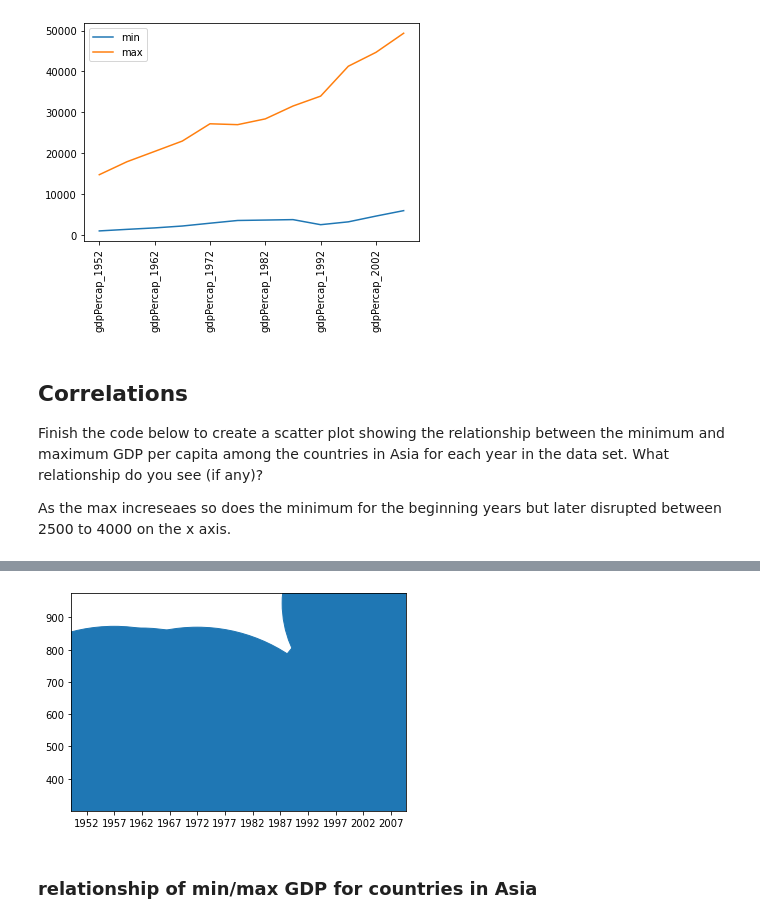
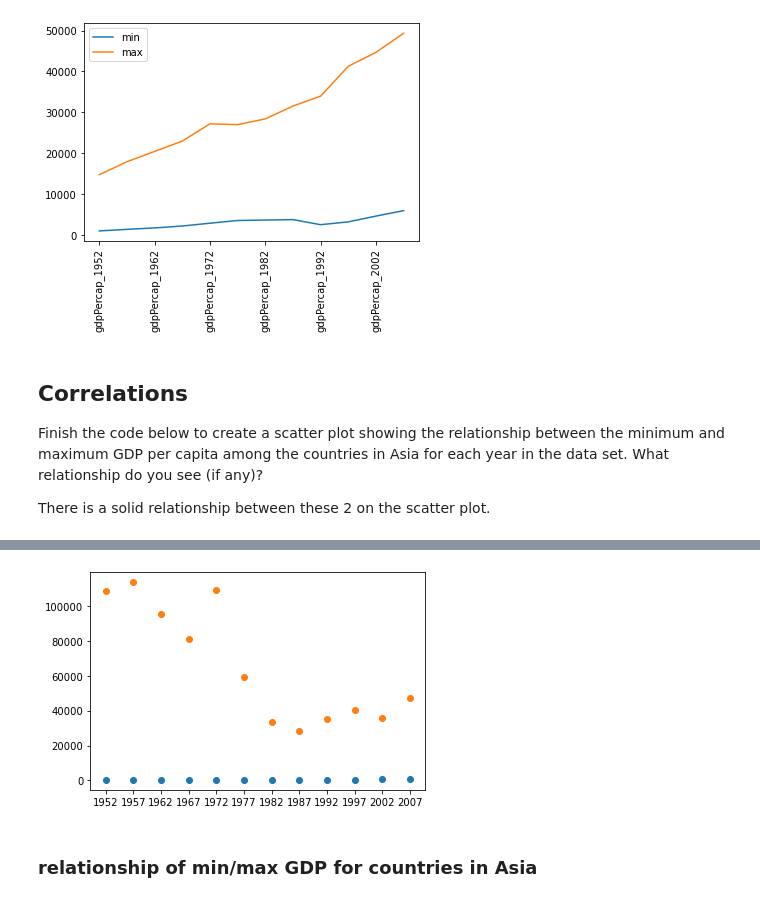
Before and after one commit to juansantiagobarragan/nclabs_pandaspractice, a Jupyter notebook: assignment6.ipynb, the cells around one changed output, grey strips where cells are left out. Cells and saved outputs as stored; diff of their text form; code cells hidden in the pictures.

```diff
--- a/assignment6.ipynb
+++ b/assignment6.ipynb
@@ -144,23 +144,24 @@ plot.xticks(rotation=90)
 
 Finish the code below to create a scatter plot showing the relationship between the minimum and maximum GDP per capita among the countries in Asia for each year in the data set. What relationship do you see (if any)?
 
-As the max increseaes so does the minimum for the beginning years but later disrupted between 2500 to 4000 on the x axis.
+There is a solid relationship between these 2 on the scatter plot.
 # %%
 data_asia = pd.read_csv('data/gapminder_gdp_asia.csv', index_col='country')
 years = data_asia.columns.str.strip("gdpPercap_")
-plot.scatter(years,data_asia.min(),data_asia.max())
+plot.scatter(years,data_asia.min())
+plot.scatter(years,data_asia.max())
 data_asia.describe()
 # %% [output]
 |  | gdpPercap_1952 | gdpPercap_1957 | gdpPercap_1962 | gdpPercap_1967 | gdpPercap_1972 | gdpPercap_1977 | ... |
 | count | 33.000000 | 33.000000 | 33.000000 | 33.000000 | 33.000000 | 33.000000 | ... |
 | mean | 5195.484004 | 5787.732940 | 5729.369625 | 5971.173374 | 8187.468699 | 7791.314020 | ... |
 | std | 18634.890865 | 19506.515959 | 16415.857196 | 14062.591362 | 19087.502918 | 11815.777923 | ... |
 | min | 331.000000 | 350.000000 | 388.000000 | 349.000000 | 357.000000 | 371.000000 | ... |
 | 25% | 749.681655 | 793.577415 | 825.623201 | 836.197138 | 1049.938981 | 1175.921193 | ... |
 | 50% | 1206.947913 | 1547.944844 | 1649.552153 | 2029.228142 | 2571.423014 | 3195.484582 | ... |
 | 75% | 3035.326002 | 3290.257643 | 4187.329802 | 5906.731805 | 8597.756202 | 11210.089480 | ... |
 | max | 108382.352900 | 113523.132900 | 95458.111760 | 80894.883260 | 109347.867000 | 59265.477140 | ... |
-[figure, old version]
+[figure, new version]
 # %% [markdown]
 ### relationship of min/max GDP for countries in Asia
 # %% [markdown]
```
Also changed, not shown: parts of 1 cell of this notebook.
